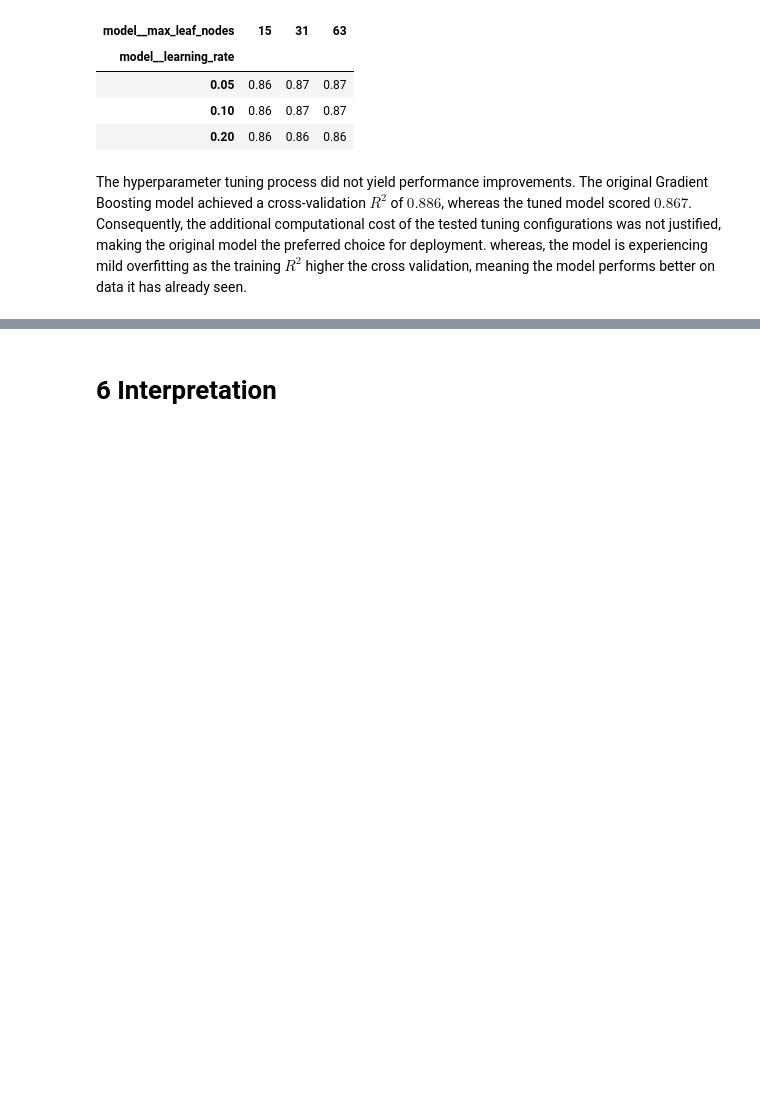
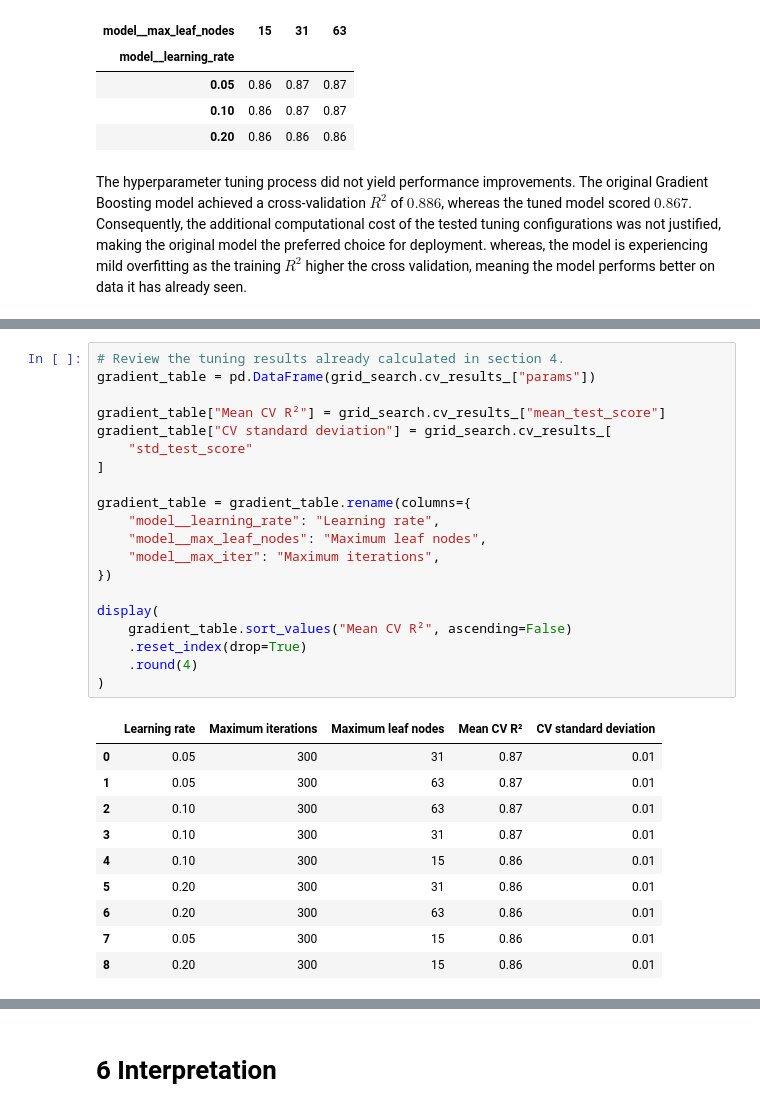
Before and after one commit to iaac-maai/2-day2-assignment, a Jupyter notebook: notebook/supervised_learning.ipynb, the cells around one changed output, grey strips where cells are left out. Drawn from its saved outputs; the diff is of its cells as text; blank space fills up the shorter version.

```diff
--- a/notebook/supervised_learning.ipynb
+++ b/notebook/supervised_learning.ipynb
@@ -506,0 +542,31 @@ The hyperparameter tuning process did not yield performance improvements. The or
+# %%
+# Review the tuning results already calculated in section 4.
+gradient_table = pd.DataFrame(grid_search.cv_results_["params"])
+
+gradient_table["Mean CV R²"] = grid_search.cv_results_["mean_test_score"]
+gradient_table["CV standard deviation"] = grid_search.cv_results_[
+    "std_test_score"
+]
+
+gradient_table = gradient_table.rename(columns={
+    "model__learning_rate": "Learning rate",
+    "model__max_leaf_nodes": "Maximum leaf nodes",
+    "model__max_iter": "Maximum iterations",
+})
+
+display(
+    gradient_table.sort_values("Mean CV R²", ascending=False)
+    .reset_index(drop=True)
+    .round(4)
+)
+# %% [output]
+|  | Learning rate | Maximum iterations | Maximum leaf nodes | Mean CV R² | CV standard deviation |
+| 0 | 0.05 | 300 | 31 | 0.87 | 0.01 |
+| 1 | 0.05 | 300 | 63 | 0.87 | 0.01 |
+| 2 | 0.10 | 300 | 63 | 0.87 | 0.01 |
+| 3 | 0.10 | 300 | 31 | 0.87 | 0.01 |
+| 4 | 0.10 | 300 | 15 | 0.86 | 0.01 |
+| 5 | 0.20 | 300 | 31 | 0.86 | 0.01 |
+| 6 | 0.20 | 300 | 63 | 0.86 | 0.01 |
+| 7 | 0.05 | 300 | 15 | 0.86 | 0.01 |
+| 8 | 0.20 | 300 | 15 | 0.86 | 0.01 |
```
Also changed, not shown: parts of 18 cells of this notebook, 3 other files.
